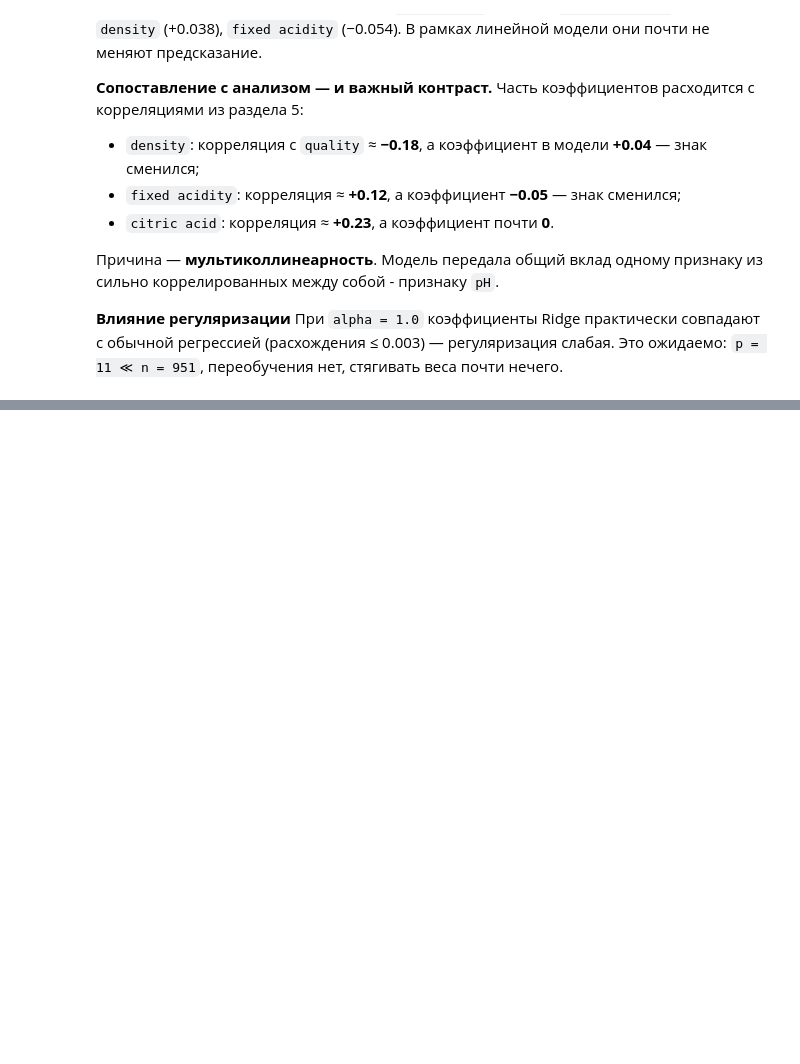
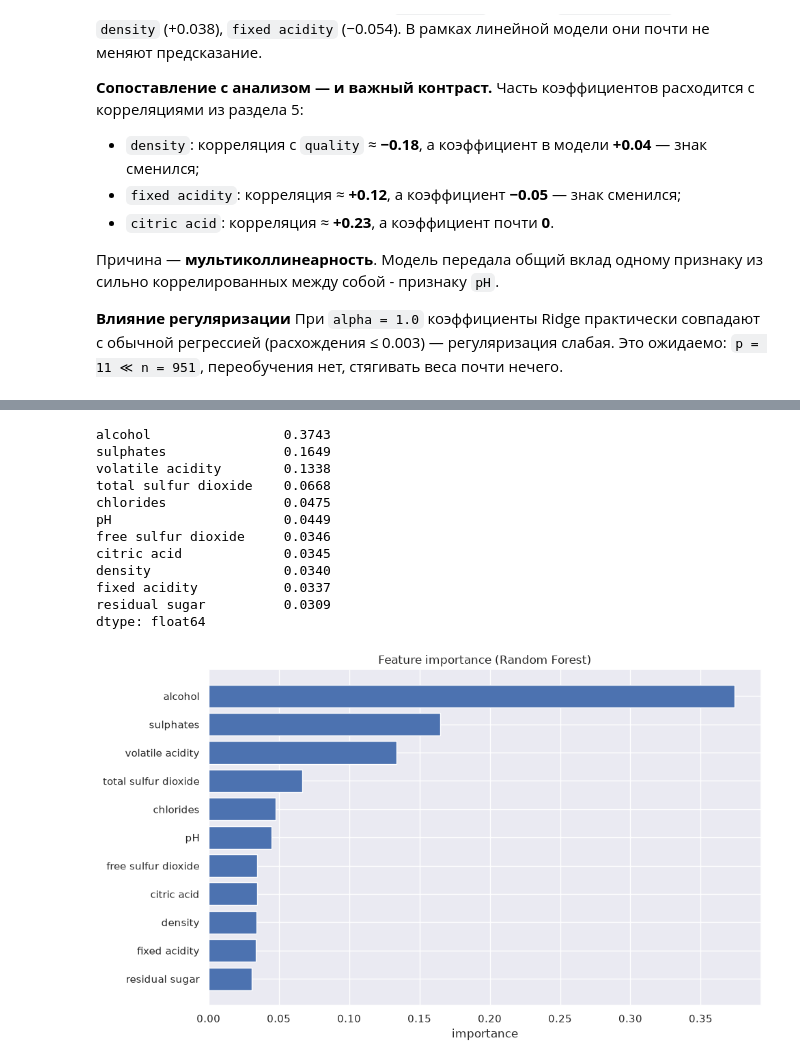
Before and after one commit to Megakret/ml_course_mai, a Jupyter notebook: regression/lab1.ipynb, the cells around one changed output, grey strips where cells are left out. Saved outputs shown, nothing was run; the diff lists cells and outputs as text; code cells hidden in the pictures; blank space fills up the shorter version.

Commit message:
added random forest and feature importance

```diff
--- a/regression/lab1.ipynb
+++ b/regression/lab1.ipynb
@@ -469,0 +482,19 @@ Ridge        train RMSE=0.6639 MAE=0.5170 | test RMSE=0.6468 MAE=0.4943
+# %%
+from sklearn.ensemble import RandomForestRegressor
+from sklearn.metrics import root_mean_squared_error, mean_absolute_error
+
+random_forest = RandomForestRegressor(
+    n_estimators=500,
+    random_state=42,
+    oob_score=True,
+    n_jobs=-1,
+    min_samples_leaf=8,
+)
+random_forest.fit(X_train, y_train)
+
+print("Random Forest")
+print("train RMSE = %.4f  MAE = %.4f" % (
+    root_mean_squared_error(y_train, random_forest.predict(X_train)),
+    mean_absolute_error(y_train, random_forest.predict(X_train)),
+))
+print("OOB R^2 = %.4f" % random_forest.oob_score_)
@@ -469,0 +516,26 @@ Ridge        train RMSE=0.6639 MAE=0.5170 | test RMSE=0.6468 MAE=0.4943
+# %%
+importances = pd.Series(
+    random_forest.feature_importances_, index=X_train.columns
+).sort_values(ascending=True)
+
+plt.figure(figsize=(10, 6))
+plt.barh(importances.index, importances.values)
+plt.title("Feature importance (Random Forest)")
+plt.xlabel("importance")
+plt.tight_layout()
+
+importances[::-1].round(4)
+# %% [output]
+alcohol                 0.3743
+sulphates               0.1649
+volatile acidity        0.1338
+total sulfur dioxide    0.0668
+chlorides               0.0475
+pH                      0.0449
+free sulfur dioxide     0.0346
+citric acid             0.0345
+density                 0.0340
+fixed acidity           0.0337
+residual sugar          0.0309
+dtype: float64
+[figure, added]
```
Also changed, not shown: parts of 8 cells of this notebook.
